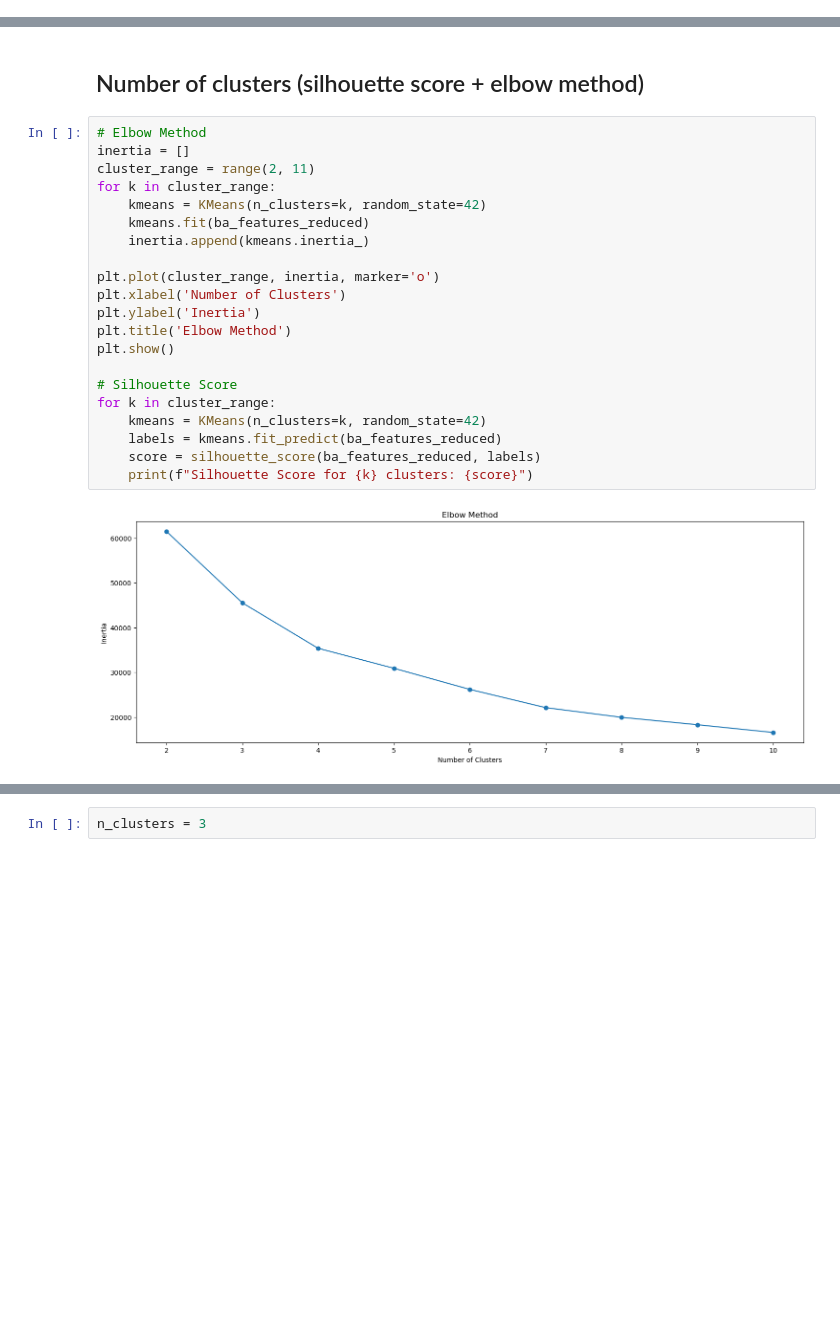
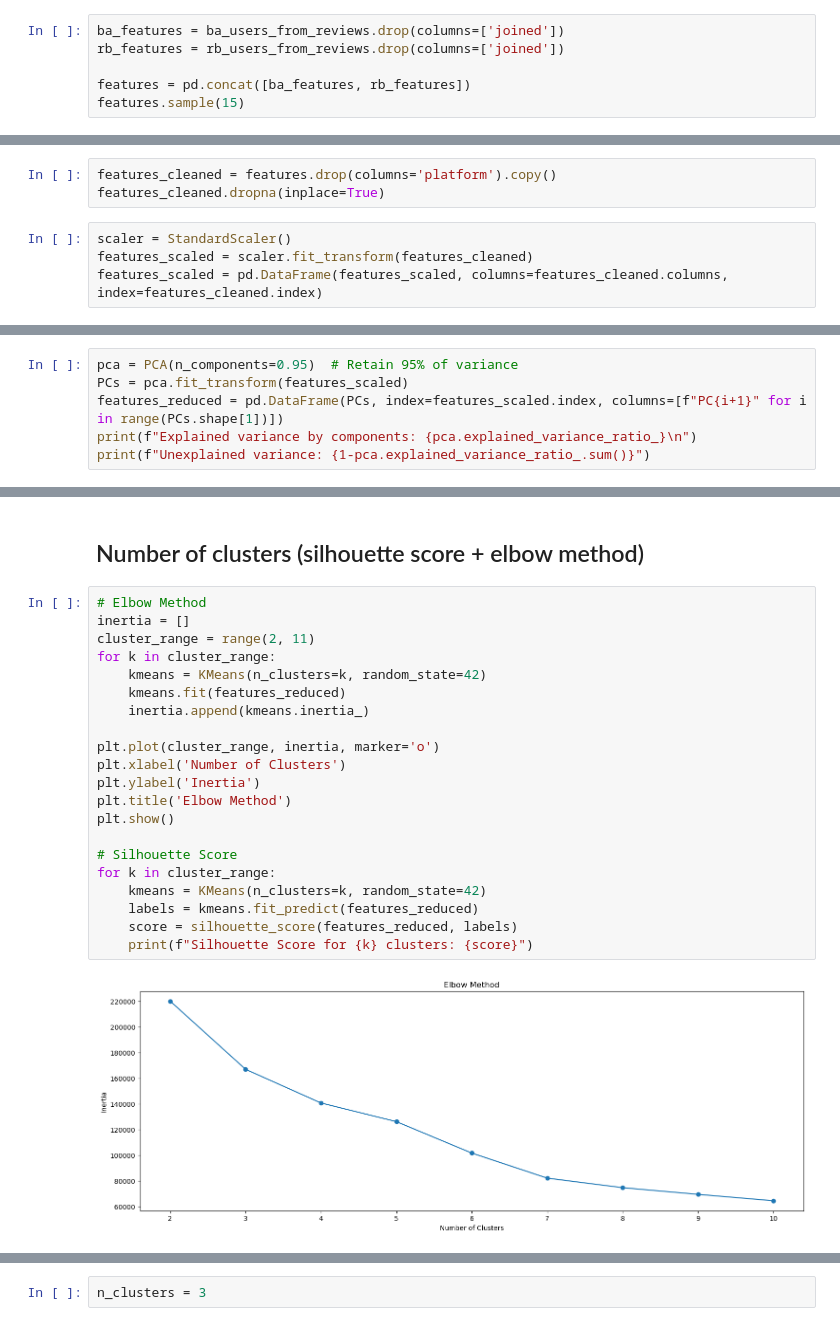
Before and after one commit to epfl-ada/ada-2024-project-bada55, a Jupyter notebook: resultsWS.ipynb, the cells around one changed output, grey strips where cells are left out. Drawn from its saved outputs; the diff is of its cells as text; blank space fills up the shorter version.

```diff
--- a/resultsWS.ipynb
+++ b/resultsWS.ipynb
@@ -150,0 +241,6 @@ rb_features.head()
+# %%
+ba_features = ba_users_from_reviews.drop(columns=['joined'])
+rb_features = rb_users_from_reviews.drop(columns=['joined'])
+
+features = pd.concat([ba_features, rb_features])
+features.sample(15)
@@ -179,2 +309,9 @@ rb_features_scaled = pd.DataFrame(rb_features_scaled, columns=rb_features_cleane
+# %%
+features_cleaned = features.drop(columns='platform').copy()
+features_cleaned.dropna(inplace=True)
+# %%
+scaler = StandardScaler()
+features_scaled = scaler.fit_transform(features_cleaned)
+features_scaled = pd.DataFrame(features_scaled, columns=features_cleaned.columns, index=features_cleaned.index)
 # %% [markdown]
 ## Dimensionality reduction (PCA)
@@ -198,0 +318,6 @@ Explained variance by components: [0.35574007 0.28482851 0.16057058 0.12847969 0
+# %%
+pca = PCA(n_components=0.95)  # Retain 95% of variance
+PCs = pca.fit_transform(features_scaled)
+features_reduced = pd.DataFrame(PCs, index=features_scaled.index, columns=[f"PC{i+1}" for i in range(PCs.shape[1])])
+print(f"Explained variance by components: {pca.explained_variance_ratio_}\n")
+print(f"Unexplained variance: {1-pca.explained_variance_ratio_.sum()}")
@@ -201,23 +330,23 @@ Explained variance by components: [0.35574007 0.28482851 0.16057058 0.12847969 0
 # %%
 # Elbow Method
 inertia = []
 cluster_range = range(2, 11)
 for k in cluster_range:
     kmeans = KMeans(n_clusters=k, random_state=42)
-    kmeans.fit(ba_features_reduced)
+    kmeans.fit(features_reduced)
     inertia.append(kmeans.inertia_)
 
 plt.plot(cluster_range, inertia, marker='o')
 plt.xlabel('Number of Clusters')
 plt.ylabel('Inertia')
 plt.title('Elbow Method')
 plt.show()
 
 # Silhouette Score
 for k in cluster_range:
     kmeans = KMeans(n_clusters=k, random_state=42)
-    labels = kmeans.fit_predict(ba_features_reduced)
-    score = silhouette_score(ba_features_reduced, labels)
+    labels = kmeans.fit_predict(features_reduced)
+    score = silhouette_score(features_reduced, labels)
     print(f"Silhouette Score for {k} clusters: {score}")
 # %% [output]
-[figure, old version]
+[figure, new version]
```
Also changed, not shown: parts of 41 cells of this notebook.
